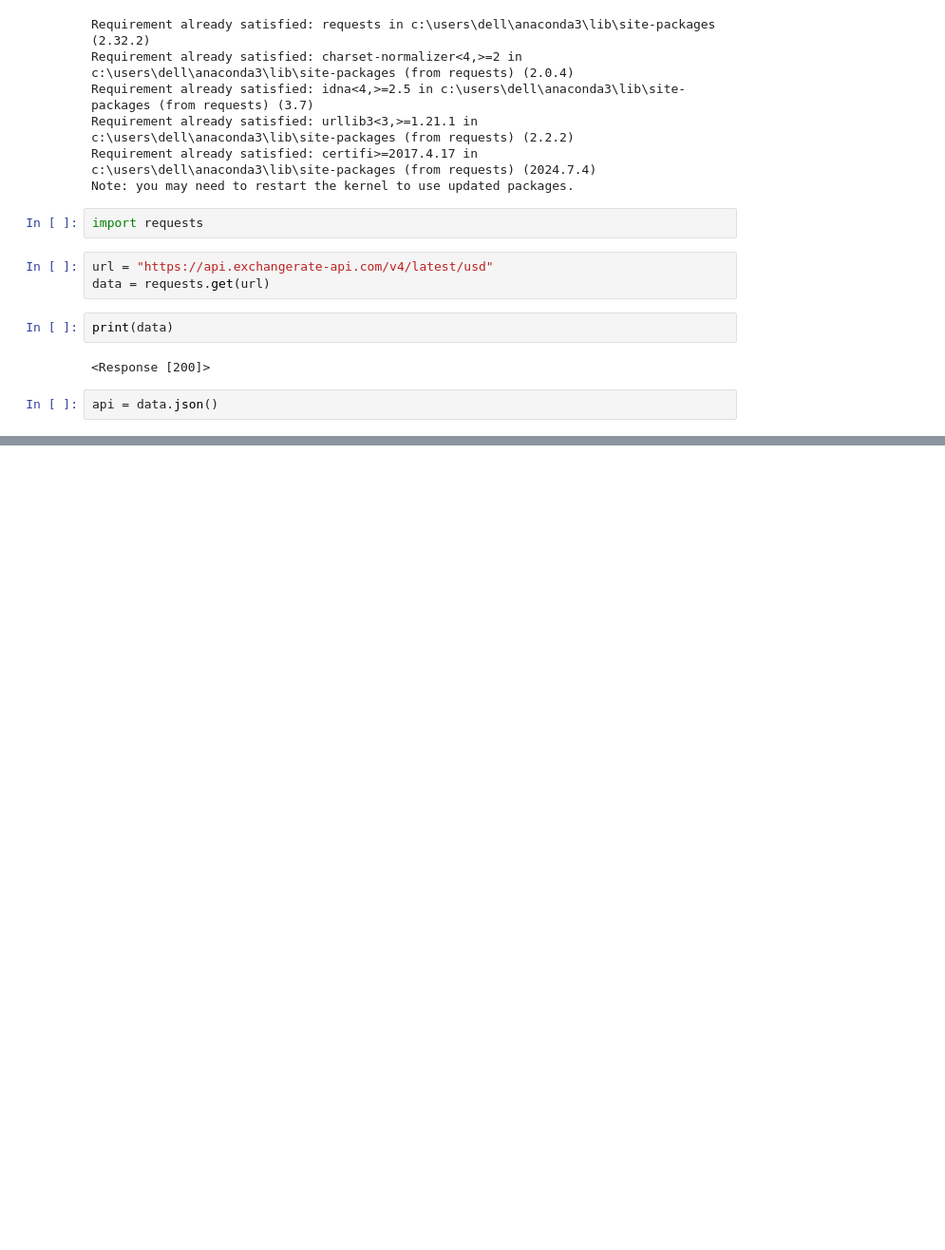
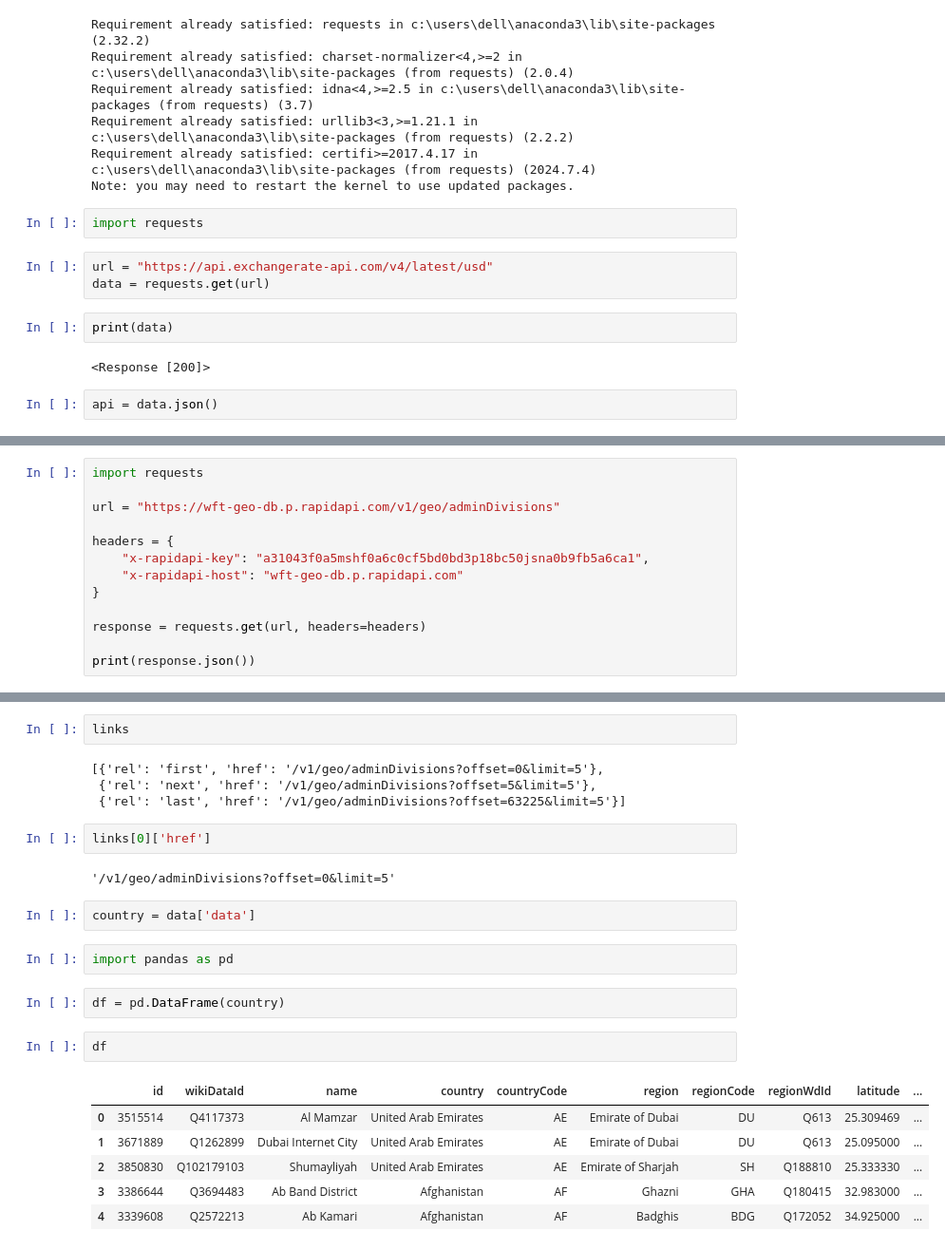
Before and after one commit to soni-vaishnavi/My_Daily_Work, a Jupyter notebook: api.ipynb, the cells around one changed output, grey strips where cells are left out. Shown at 95% size. Drawn from its saved outputs; the diff is of its cells as text; blank space fills up the shorter version.

```diff
--- a/api.ipynb
+++ b/api.ipynb
@@ -40,0 +77,13 @@ api
+# %%
+import requests
+
+url = "https://wft-geo-db.p.rapidapi.com/v1/geo/adminDivisions"
+
+headers = {
+	"x-rapidapi-key": "a31043f0a5mshf0a6c0cf5bd0bd3p18bc50jsna0b9fb5a6ca1",
+	"x-rapidapi-host": "wft-geo-db.p.rapidapi.com"
+}
+
+response = requests.get(url, headers=headers)
+
+print(response.json())
@@ -40,0 +116,25 @@ api
+# %%
+links
+# %% [output]
+[{'rel': 'first', 'href': '/v1/geo/adminDivisions?offset=0&limit=5'},
+ {'rel': 'next', 'href': '/v1/geo/adminDivisions?offset=5&limit=5'},
+ {'rel': 'last', 'href': '/v1/geo/adminDivisions?offset=63225&limit=5'}]
+# %%
+links[0]['href']
+# %% [output]
+'/v1/geo/adminDivisions?offset=0&limit=5'
+# %%
+country = data['data']
+# %%
+import pandas as pd
+# %%
+df = pd.DataFrame(country)
+# %%
+df
+# %% [output]
+|  | id | wikiDataId | name | country | countryCode | region | regionCode | regionWdId | latitude | ... |
+| 0 | 3515514 | Q4117373 | Al Mamzar | United Arab Emirates | AE | Emirate of Dubai | DU | Q613 | 25.309469 | ... |
+| 1 | 3671889 | Q1262899 | Dubai Internet City | United Arab Emirates | AE | Emirate of Dubai | DU | Q613 | 25.095000 | ... |
+| 2 | 3850830 | Q102179103 | Shumayliyah | United Arab Emirates | AE | Emirate of Sharjah | SH | Q188810 | 25.333330 | ... |
+| 3 | 3386644 | Q3694483 | Ab Band District | Afghanistan | AF | Ghazni | GHA | Q180415 | 32.983000 | ... |
+| 4 | 3339608 | Q2572213 | Ab Kamari | Afghanistan | AF | Badghis | BDG | Q172052 | 34.925000 | ... |
```
Also changed, not shown: parts of 24 cells of this notebook.
